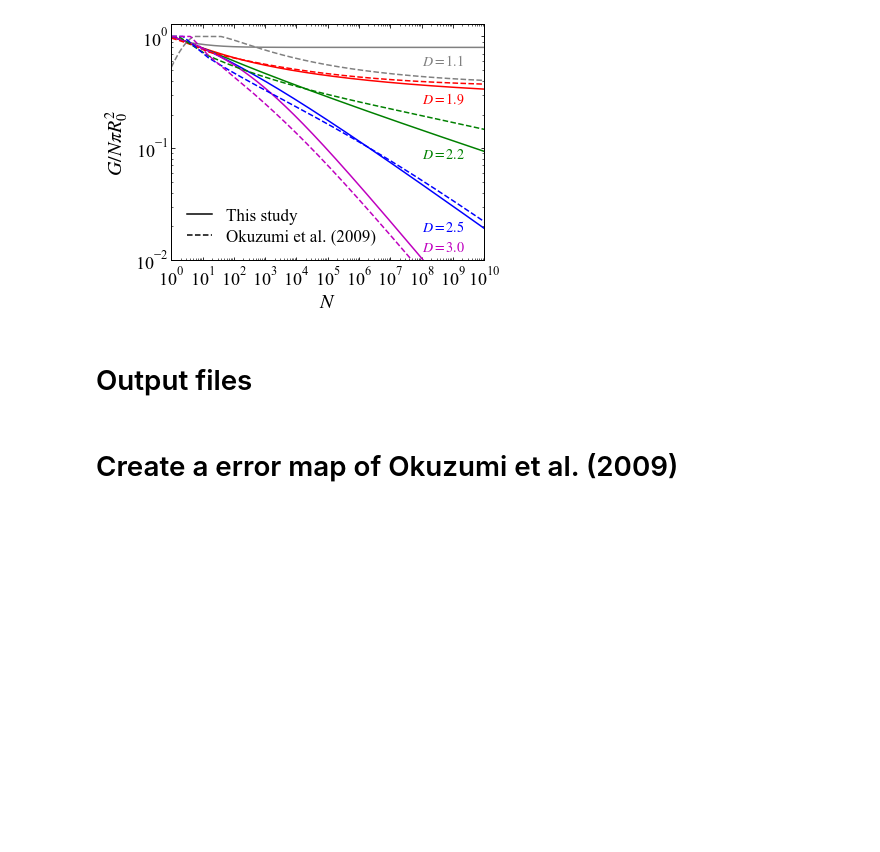
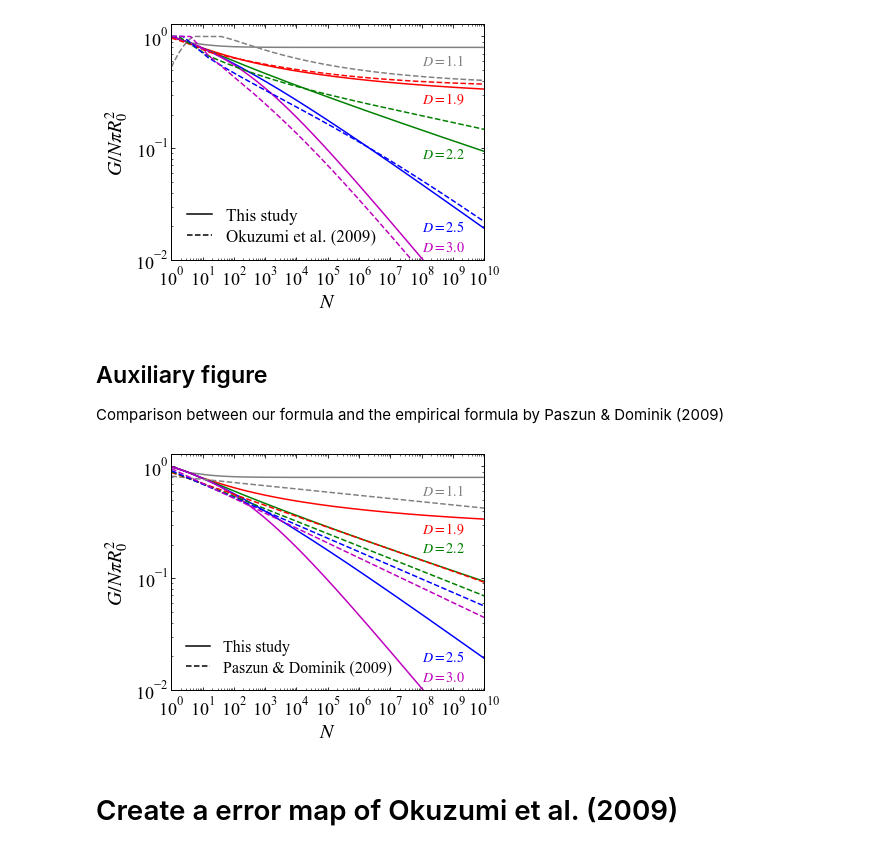
Before and after one commit to rtazaki1205/geofractal, a Jupyter notebook: figures/figures_for_Tazaki_2021.ipynb, the cells around one changed output. Drawn from its saved outputs; the diff is of its cells as text; code cells hidden in the pictures; blank space fills up the shorter version.

Commit message:
updated figures in Jupyter Notebook

```diff
--- a/figures/figures_for_Tazaki_2021.ipynb
+++ b/figures/figures_for_Tazaki_2021.ipynb
@@ -406,5 +432,3 @@ ax.legend(loc='best',fontsize=17,frameon=False)
 f.savefig('fig5b.pdf')
 # %% [output]
 [figure]
-# %% [markdown]
-# Output files
@@ -420,3 +435,45 @@ with open(filename7,'w') as f:
+# %% [markdown]
+## Auxiliary figure
+
+Comparison between our formula and the empirical formula by Paszun & Dominik (2009)
+# %%
+f  = plt.figure(figsize=(5.5,4))
+ax = plt.gca()
+cmap = plt.get_cmap('viridis')
+ax.set_ylim(1e-2,1.3)
+ax.set_xlim(1.e0,1.e10)
+ax.set_xlabel(r'$N$')
+ax.set_ylabel(r'$G/N\pi R_0^2$')
+ax.loglog(PN[:],G[1,:],color='grey',linestyle='-')
+ax.loglog(PN[:],G[9,:],color='r',linestyle='-')
+ax.loglog(PN[:],G[12,:],color='g',linestyle='-')
+ax.loglog(PN[:],G[15,:],color='b',linestyle='-')
+ax.loglog(PN[:],G[20,:],color='m',linestyle='-')
+ax.loglog(PN[:],GP[1,:],color='grey',linestyle='--')
+ax.loglog(PN[:],GP[9,:],color='r',linestyle='--')
+ax.loglog(PN[:],GP[12,:],color='g',linestyle='--')
+ax.loglog(PN[:],GP[15,:],color='b',linestyle='--')
+ax.loglog(PN[:],GP[20,:],color='m',linestyle='--')
+#
+# Add fake legend
+#
+ax.loglog([0],[0],color='black',linestyle='-',label=r'This study')
+ax.loglog([0],[0],color='black',linestyle='--',label=r'Paszun & Dominik (2009)')
+
+ax.text(1.e8,1.2e-2, r'$D=3.0$', color='m', fontsize=14)
+ax.text(1.e8,1.8e-2, r'$D=2.5$', color='b', fontsize=14)
+ax.text(1.e8,1.7e-1, r'$D=2.2$', color='g', fontsize=14)
+ax.text(1.e8,2.5e-1, r'$D=1.9$', color='r', fontsize=14)
+ax.text(1.e8,5.5e-1, r'$D=1.1$', color='grey', fontsize=14)
+
+ax.xaxis.set_major_locator(locmaj)
+ax.xaxis.set_minor_locator(locmin)
+ax.xaxis.set_minor_formatter(ticker.NullFormatter())
+ax.legend(loc='best',fontsize=16,frameon=False)
+
+f.savefig('PD09.pdf')
+# %% [output]
+[figure, added]
 # %% [markdown]
 # Create a error map of Okuzumi et al. (2009)
 # %%
```
Also changed, not shown: parts of 16 cells of this notebook, 1 other file.
